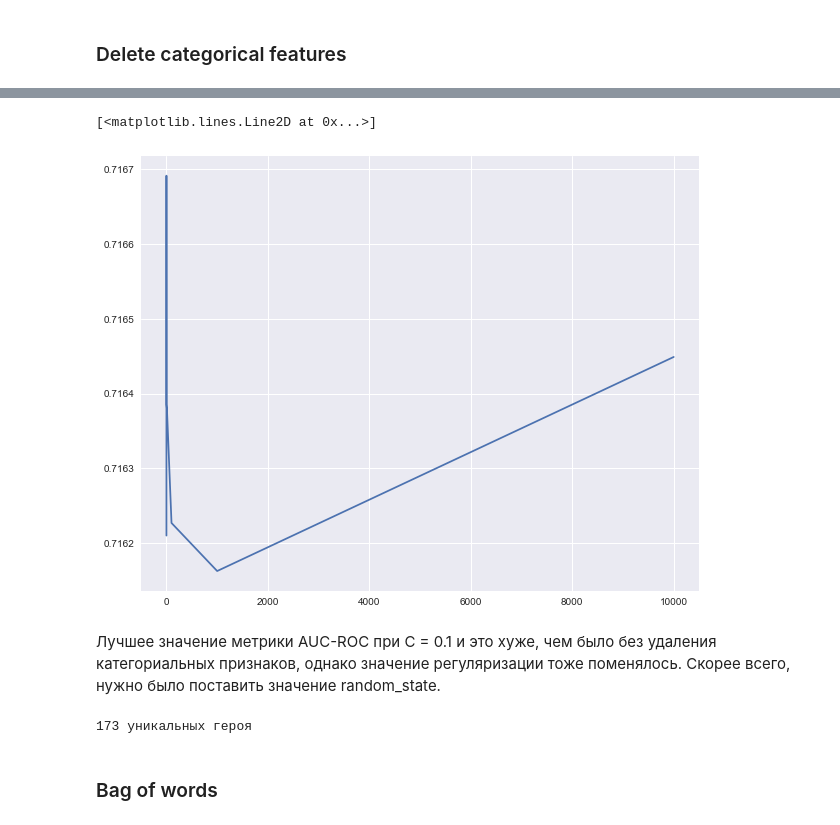
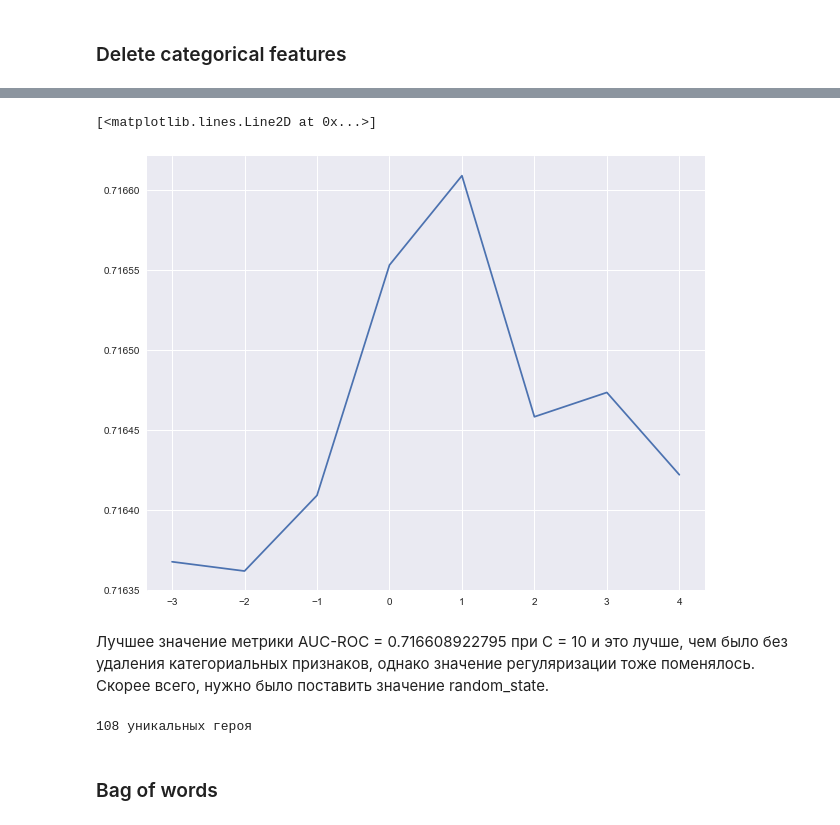
Before and after one commit to lxdv/hse-yandex-ml, a Jupyter notebook: 15. final-statement.ipynb, the cells around one changed output, grey strips where cells are left out. Cells and saved outputs as stored; diff of their text form; code cells hidden in the pictures.

```diff
--- a/15. final-statement.ipynb
+++ b/15. final-statement.ipynb
@@ -381,10 +381,10 @@ SCORES:  [ 0.71393156  0.71758439  0.72102106  0.71676753  0.71294009]    mean:
 # %%
-plt.plot([10 ** i for i in range(-3, 5)],np.mean(scores,axis = 1))
+plt.plot([i for i in range(-3, 5)],np.mean(scores,axis = 1))
 # %% [output]
 [<matplotlib.lines.Line2D at 0x...>]
-[figure, old version]
+[figure, new version]
 # %% [markdown]
-Лучшее значение метрики AUC-ROC при C = 0.1 и это хуже, чем было без удаления категориальных признаков, однако значение регуляризации тоже поменялось. Скорее всего, нужно было поставить значение random_state.
+Лучшее значение метрики AUC-ROC = 0.716608922795 при C = 10 и это лучше, чем было без удаления категориальных признаков, однако значение регуляризации тоже поменялось. Скорее всего, нужно было поставить значение random_state.
 # %%
 data = pd.read_csv('data/features.csv',index_col='match_id')
 data.drop(['duration',
@@ -403,7 +399,7 @@ for i in range(1,6):
 # %%
-print(str(len(unique)) + ' уникальных героя')
+print(str(len(np.unique(data[['r' + str(i) + '_hero' for i in range(1,6)]]))) + ' уникальных героя')
 # %% [output]
-173 уникальных героя
+108 уникальных героя
 # %% [markdown]
 ### Bag of words
 # %% [markdown]
```
Also changed, not shown: parts of 11 cells of this notebook.
